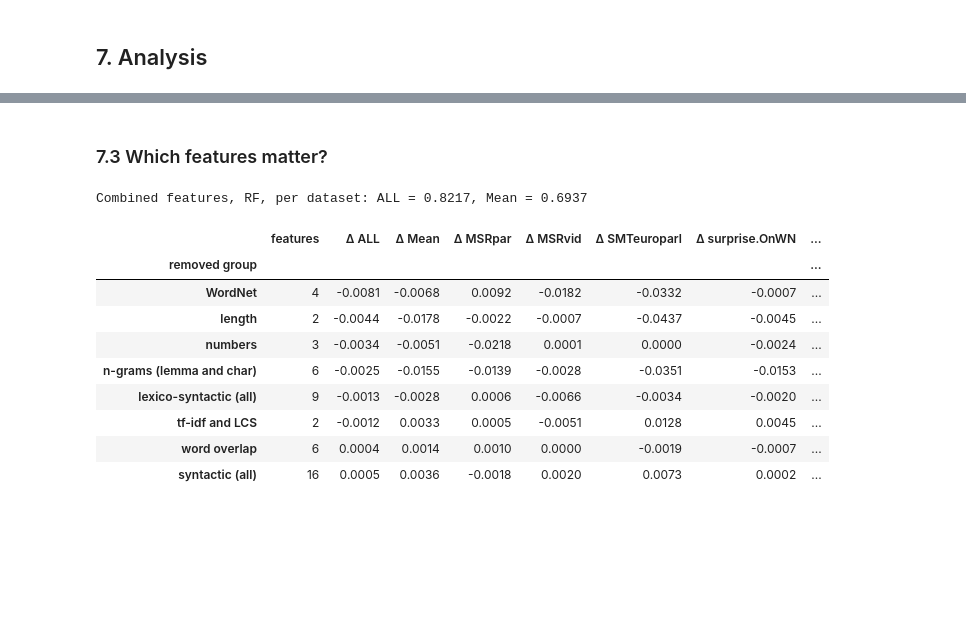
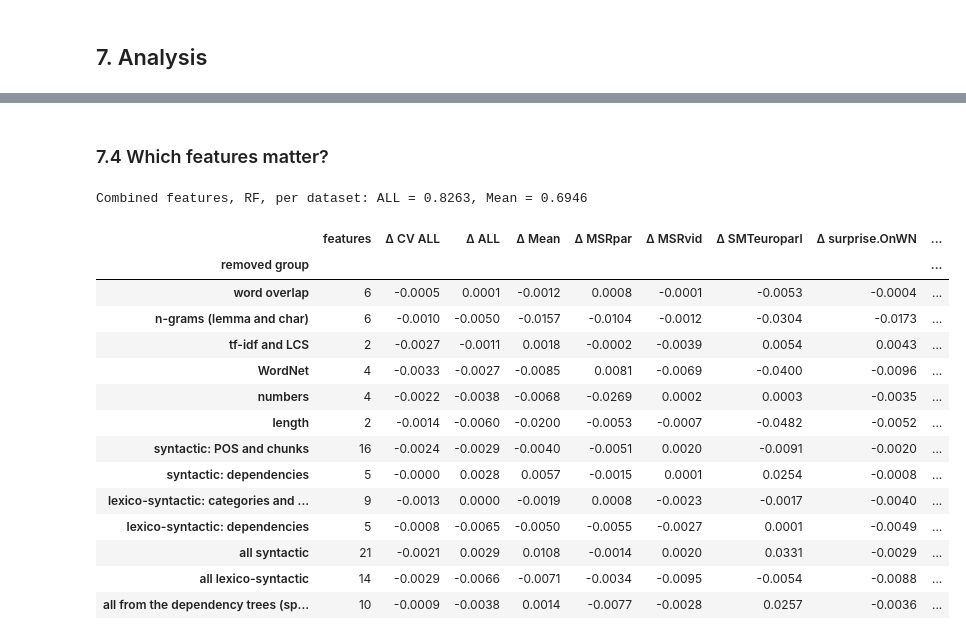
Before and after one commit to cocoac-ai/IHLT-MAI-2026-27-Local, a Jupyter notebook: project/sts-project.ipynb, the cells around one changed output, grey strips where cells are left out. Drawn from its saved outputs; the diff is of its cells as text; code cells hidden in the pictures; blank space fills up the shorter version.

```diff
--- a/project/sts-project.ipynb
+++ b/project/sts-project.ipynb
@@ -666,14 +945,14 @@ Each configuration is now trained on the whole training data and evaluated on th
 # %%
 SURPRISE_MODEL = {"surprise.OnWN": None, "surprise.SMTnews": "SMTeuroparl"}  # None: single model
 
-def train_and_predict(columns, make_model, strategy):
+def train_and_predict(columns, make_model, strategy, surprise_model=SURPRISE_MODEL):
     single = make_model().fit(pd.concat([X[("train", s)][columns] for s in TRAIN_SETS]),
                               np.concatenate([y[("train", s)] for s in TRAIN_SETS]))
     per_dataset = {s: make_model().fit(X[("train", s)][columns], y[("train", s)]) for s in TRAIN_SETS} \
         if strategy == "per dataset" else {}
     predictions = {}
     for s in TEST_SETS:
-        source = s if s in TRAIN_SETS else SURPRISE_MODEL[s]
+        source = s if s in TRAIN_SETS else surprise_model[s]
         model = per_dataset.get(source, single)
         predictions[s] = np.clip(model.predict(X[("test", s)][columns]), 0, 5)
     return predictions
@@ -868,0 +1283,16 @@ calibration.round(3)
+# %%
+# Was the choice of the model for the surprise sets right? Each surprise set predicted with each possible model
+# (selected features and model). This is an analysis after the fact: the choice was made before seeing these numbers.
+make_model = MODELS[SYSTEM[1]]
+columns = FEATURE_GROUPS[SYSTEM[0]]
+candidates = {"single (all training data)": TRAIN_SETS, **{f"{s} model": [s] for s in TRAIN_SETS}}
+routing = {}
+for name, sets in candidates.items():
+    model = make_model().fit(pd.concat([X[("train", s)][columns] for s in sets]), np.concatenate([y[("train", s)] for s in sets]))
+    for surprise in ["surprise.OnWN", "surprise.SMTnews"]:
+        prediction = np.clip(model.predict(X[("test", surprise)][columns]), 0, 5)
+        routing.setdefault(name, {})[f"{surprise}: Pearson"] = pearsonr(y[("test", surprise)], prediction)[0]
+        routing[name][f"{surprise}: mean prediction"] = prediction.mean()
+routing = pd.DataFrame(routing).T
+print({s: f"gold mean {y[('test', s)].mean():.3f}" for s in ["surprise.OnWN", "surprise.SMTnews"]})
+routing.round(4)
@@ -869,41 +1310,56 @@ calibration.round(3)
 # %% [markdown]
-### 7.3 Which features matter?
+### 7.4 Which features matter?
 # %%
 # Ablation: remove one group of features from the combined set and train the selected model and strategy again.
 ABLATION_GROUPS = {
     "word overlap": ["lex:jaccard_words", "lex:jaccard_lower", "lex:jaccard_lemmas", "lex:jaccard_content",
                      "lex:dice_content", "lex:containment_content"],
-    "n-grams (lemma and char)": [c for c in FEATURE_GROUPS["combined"] if "grams" in c and c.startswith("lex:")],
+    "n-grams (lemma and char)": [c for c in ALL_FEATURES if "grams" in c and c.startswith("lex:")],
     "tf-idf and LCS": ["lex:tfidf_cosine", "lex:lcs_lemmas"],
-    "WordNet": [c for c in FEATURE_GROUPS["combined"] if "wordnet" in c or "mfs" in c],
-    "numbers": [c for c in FEATURE_GROUPS["combined"] if "numbers" in c],
+    "WordNet": [c for c in ALL_FEATURES if "wordnet" in c or "mfs" in c],
+    "numbers": [c for c in ALL_FEATURES if "numbers" in c],
     "length": ["lex:length_ratio", "lex:length_difference"],
-    "syntactic (all)": FEATURE_GROUPS["syntactic"],
-    "lexico-syntactic (all)": [c for c in FEATURE_GROUPS["combined"] if c.startswith("lexsyn:")],
+    "syntactic: POS and chunks": [c for c in FEATURE_GROUPS["syntactic"] if c not in DEPENDENCY_FEATURES],
+    "syntactic: dependencies": [c for c in FEATURE_GROUPS["syntactic"] if c in DEPENDENCY_FEATURES],
+    "lexico-syntactic: categories and chunks": [c for c in ALL_FEATURES if c.startswith("lexsyn:") and c not in DEPENDENCY_FEATURES],
+    "lexico-syntactic: dependencies": [c for c in ALL_FEATURES if c.startswith("lexsyn:") and c in DEPENDENCY_FEATURES],
 }
-assert sorted(sum(ABLATION_GROUPS.values(), [])) == sorted(FEATURE_GROUPS["combined"])
+assert sorted(sum(ABLATION_GROUPS.values(), [])) == sorted(ALL_FEATURES)
+# Larger groups, which overlap with the ones above.
+ABLATION_GROUPS |= {
+    "all syntactic": FEATURE_GROUPS["syntactic"],
+    "all lexico-syntactic": [c for c in ALL_FEATURES if c.startswith("lexsyn:")],
+    "all from the dependency trees (spaCy)": DEPENDENCY_FEATURES,
+}
 
 reference = evaluate(train_and_predict(FEATURE_GROUPS["combined"], MODELS[SYSTEM[1]], SYSTEM[2]))
 ablation = []
 for name, removed in ABLATION_GROUPS.items():
     columns = [c for c in FEATURE_GROUPS["combined"] if c not in removed]
     result = evaluate(train_and_predict(columns, MODELS[SYSTEM[1]], SYSTEM[2]))
-    ablation.append({"removed group": name, "features": len(removed),
+    cv = scores(train_gold, cross_validate(columns, MODELS[SYSTEM[1]], SYSTEM[2]), TRAIN_SETS)
+    ablation.append({"removed group": name, "features": len(removed), "Δ CV ALL": cv["ALL"] - best_cv.loc["combined", "ALL"],
                      **{f"Δ {m}": result[m] - reference[m] for m in ["ALL", "Mean"] + TEST_SETS}})
 print(f"Combined features, {SYSTEM[1]}, {SYSTEM[2]}: ALL = {reference['ALL']:.4f}, Mean = {reference['Mean']:.4f}")
-pd.DataFrame(ablation).set_index("removed group").sort_values("Δ ALL").round(4)
+ablation = pd.DataFrame(ablation).set_index("removed group")
+ablation.round(4)
 # %% [output]
-Combined features, RF, per dataset: ALL = 0.8217, Mean = 0.6937
+Combined features, RF, per dataset: ALL = 0.8263, Mean = 0.6946
-|  | features | Δ ALL | Δ Mean | Δ MSRpar | Δ MSRvid | Δ SMTeuroparl | Δ surprise.OnWN | ... |
-| removed group |  |  |  |  |  |  |  | ... |
-| WordNet | 4 | -0.0081 | -0.0068 | 0.0092 | -0.0182 | -0.0332 | -0.0007 | ... |
-| length | 2 | -0.0044 | -0.0178 | -0.0022 | -0.0007 | -0.0437 | -0.0045 | ... |
-| numbers | 3 | -0.0034 | -0.0051 | -0.0218 | 0.0001 | 0.0000 | -0.0024 | ... |
-| n-grams (lemma and char) | 6 | -0.0025 | -0.0155 | -0.0139 | -0.0028 | -0.0351 | -0.0153 | ... |
-| lexico-syntactic (all) | 9 | -0.0013 | -0.0028 | 0.0006 | -0.0066 | -0.0034 | -0.0020 | ... |
-| tf-idf and LCS | 2 | -0.0012 | 0.0033 | 0.0005 | -0.0051 | 0.0128 | 0.0045 | ... |
-| word overlap | 6 | 0.0004 | 0.0014 | 0.0010 | 0.0000 | -0.0019 | -0.0007 | ... |
-| syntactic (all) | 16 | 0.0005 | 0.0036 | -0.0018 | 0.0020 | 0.0073 | 0.0002 | ... |
+|  | features | Δ CV ALL | Δ ALL | Δ Mean | Δ MSRpar | Δ MSRvid | Δ SMTeuroparl | Δ surprise.OnWN | ... |
+| removed group |  |  |  |  |  |  |  |  | ... |
+| word overlap | 6 | -0.0005 | 0.0001 | -0.0012 | 0.0008 | -0.0001 | -0.0053 | -0.0004 | ... |
+| n-grams (lemma and char) | 6 | -0.0010 | -0.0050 | -0.0157 | -0.0104 | -0.0012 | -0.0304 | -0.0173 | ... |
+| tf-idf and LCS | 2 | -0.0027 | -0.0011 | 0.0018 | -0.0002 | -0.0039 | 0.0054 | 0.0043 | ... |
+| WordNet | 4 | -0.0033 | -0.0027 | -0.0085 | 0.0081 | -0.0069 | -0.0400 | -0.0096 | ... |
+| numbers | 4 | -0.0022 | -0.0038 | -0.0068 | -0.0269 | 0.0002 | 0.0003 | -0.0035 | ... |
+| length | 2 | -0.0014 | -0.0060 | -0.0200 | -0.0053 | -0.0007 | -0.0482 | -0.0052 | ... |
+| syntactic: POS and chunks | 16 | -0.0024 | -0.0029 | -0.0040 | -0.0051 | 0.0020 | -0.0091 | -0.0020 | ... |
+| syntactic: dependencies | 5 | -0.0000 | 0.0028 | 0.0057 | -0.0015 | 0.0001 | 0.0254 | -0.0008 | ... |
+| lexico-syntactic: categories and ... | 9 | -0.0013 | 0.0000 | -0.0019 | 0.0008 | -0.0023 | -0.0017 | -0.0040 | ... |
+| lexico-syntactic: dependencies | 5 | -0.0008 | -0.0065 | -0.0050 | -0.0055 | -0.0027 | 0.0001 | -0.0049 | ... |
+| all syntactic | 21 | -0.0021 | 0.0029 | 0.0108 | -0.0014 | 0.0020 | 0.0331 | -0.0029 | ... |
+| all lexico-syntactic | 14 | -0.0029 | -0.0066 | -0.0071 | -0.0034 | -0.0095 | -0.0054 | -0.0088 | ... |
+| all from the dependency trees (sp... | 10 | -0.0009 | -0.0038 | 0.0014 | -0.0077 | -0.0028 | 0.0257 | -0.0036 | ... |
 # %%
 # Permutation importance of each feature for the model of each training set (combined features),
 # measured on the corresponding test set (decrease of R² when the feature is shuffled).
```
Also changed, not shown: parts of 66 cells of this notebook, 6 other files.
